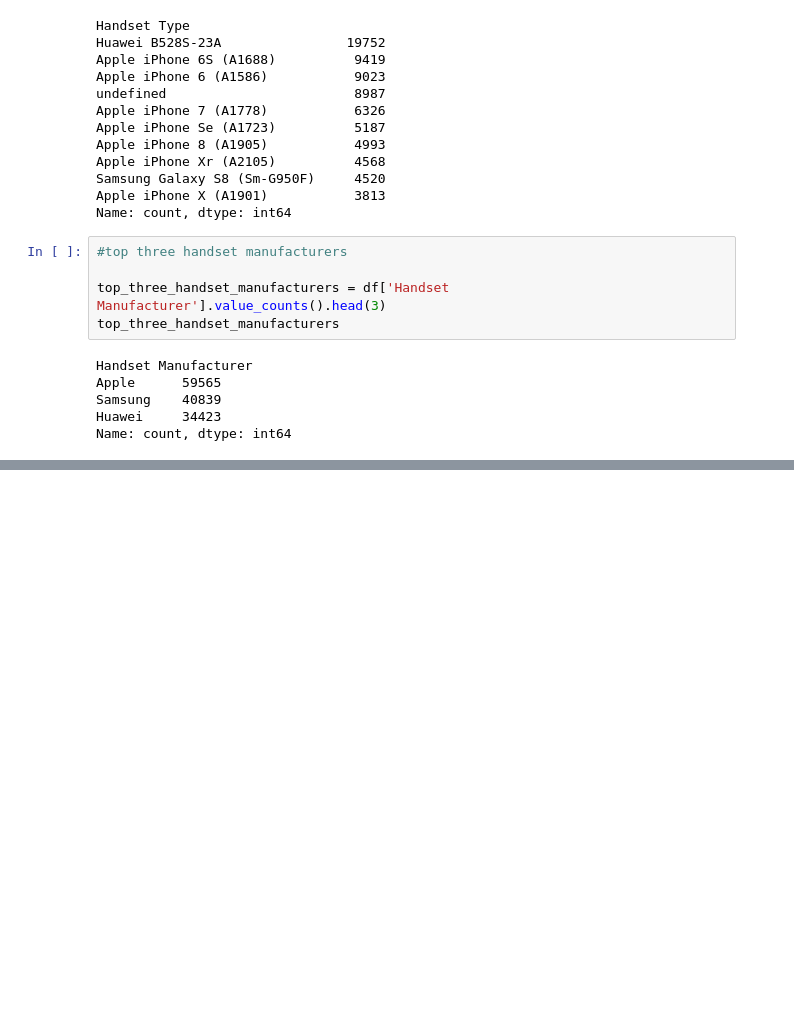
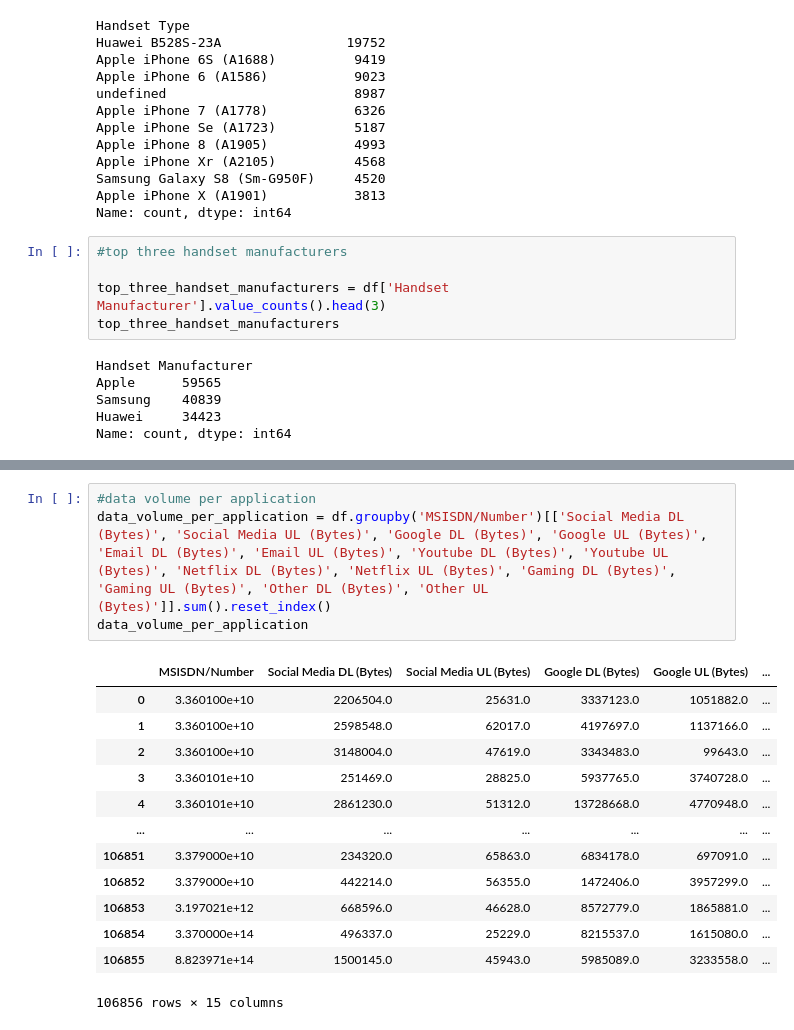
Before and after one commit to melatteshome/User-Analytics-Telecom-Industry, a Jupyter notebook: notebooks/user_overview_analysis.ipynb, the cells around one changed output, grey strips where cells are left out. Drawn from its saved outputs; the diff is of its cells as text; blank space fills up the shorter version.

Commit message:
xDR(data usage) analysis

```diff
--- a/notebooks/user_overview_analysis.ipynb
+++ b/notebooks/user_overview_analysis.ipynb
@@ -149,0 +286,18 @@ Name: count, dtype: int64
+# %%
+#data volume per application
+data_volume_per_application = df.groupby('MSISDN/Number')[['Social Media DL (Bytes)', 'Social Media UL (Bytes)', 'Google DL (Bytes)', 'Google UL (Bytes)', 'Email DL (Bytes)', 'Email UL (Bytes)', 'Youtube DL (Bytes)', 'Youtube UL (Bytes)', 'Netflix DL (Bytes)', 'Netflix UL (Bytes)', 'Gaming DL (Bytes)', 'Gaming UL (Bytes)', 'Other DL (Bytes)', 'Other UL (Bytes)']].sum().reset_index()
+data_volume_per_application
+# %% [output]
+|  | MSISDN/Number | Social Media DL (Bytes) | Social Media UL (Bytes) | Google DL (Bytes) | Google UL (Bytes) | ... |
+| 0 | 3.360100e+10 | 2206504.0 | 25631.0 | 3337123.0 | 1051882.0 | ... |
+| 1 | 3.360100e+10 | 2598548.0 | 62017.0 | 4197697.0 | 1137166.0 | ... |
+| 2 | 3.360100e+10 | 3148004.0 | 47619.0 | 3343483.0 | 99643.0 | ... |
+| 3 | 3.360101e+10 | 251469.0 | 28825.0 | 5937765.0 | 3740728.0 | ... |
+| 4 | 3.360101e+10 | 2861230.0 | 51312.0 | 13728668.0 | 4770948.0 | ... |
+| ... | ... | ... | ... | ... | ... | ... |
+| 106851 | 3.379000e+10 | 234320.0 | 65863.0 | 6834178.0 | 697091.0 | ... |
+| 106852 | 3.379000e+10 | 442214.0 | 56355.0 | 1472406.0 | 3957299.0 | ... |
+| 106853 | 3.197021e+12 | 668596.0 | 46628.0 | 8572779.0 | 1865881.0 | ... |
+| 106854 | 3.370000e+14 | 496337.0 | 25229.0 | 8215537.0 | 1615080.0 | ... |
+| 106855 | 8.823971e+14 | 1500145.0 | 45943.0 | 5985089.0 | 3233558.0 | ... |
+106856 rows × 15 columns
```
Also changed, not shown: parts of 14 cells of this notebook.
